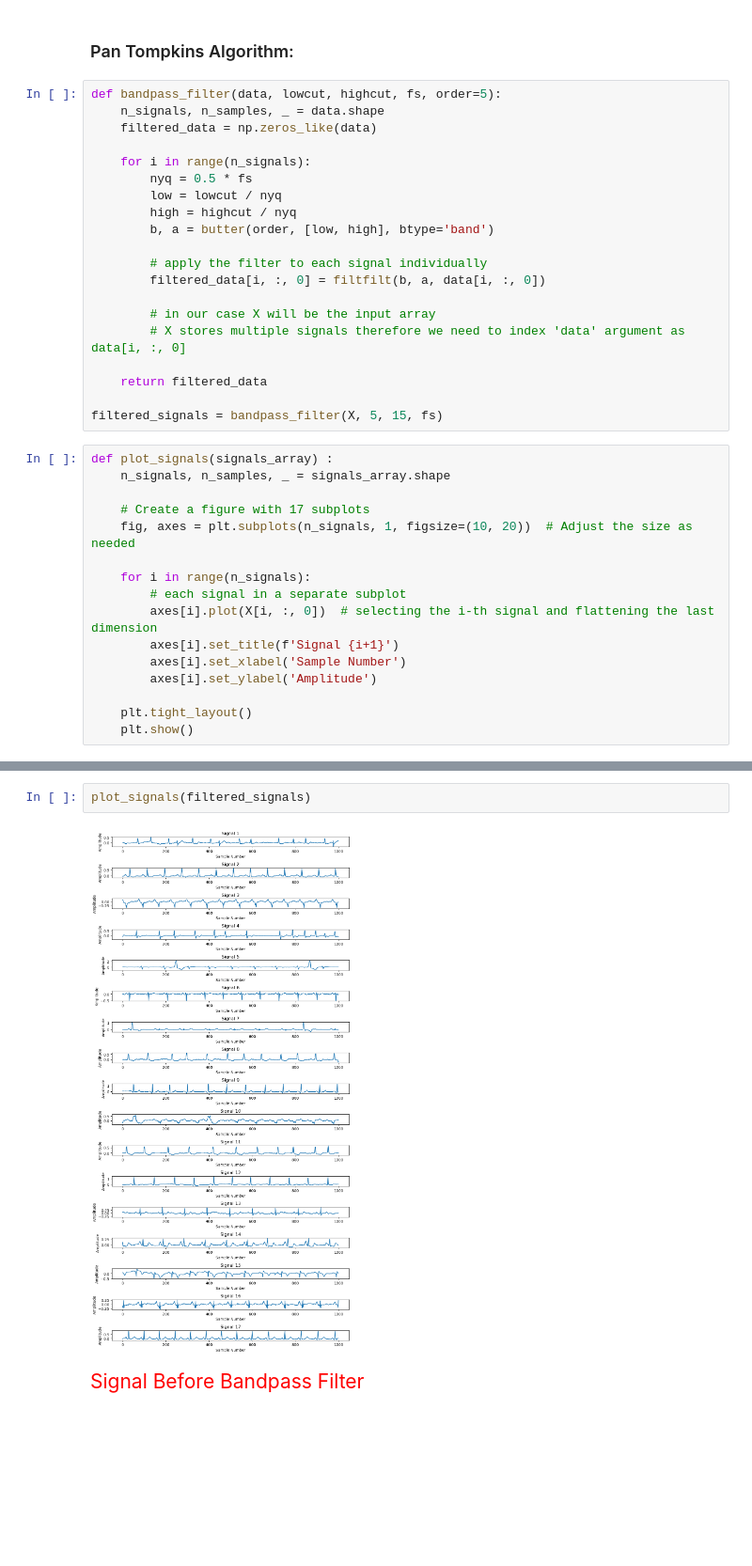
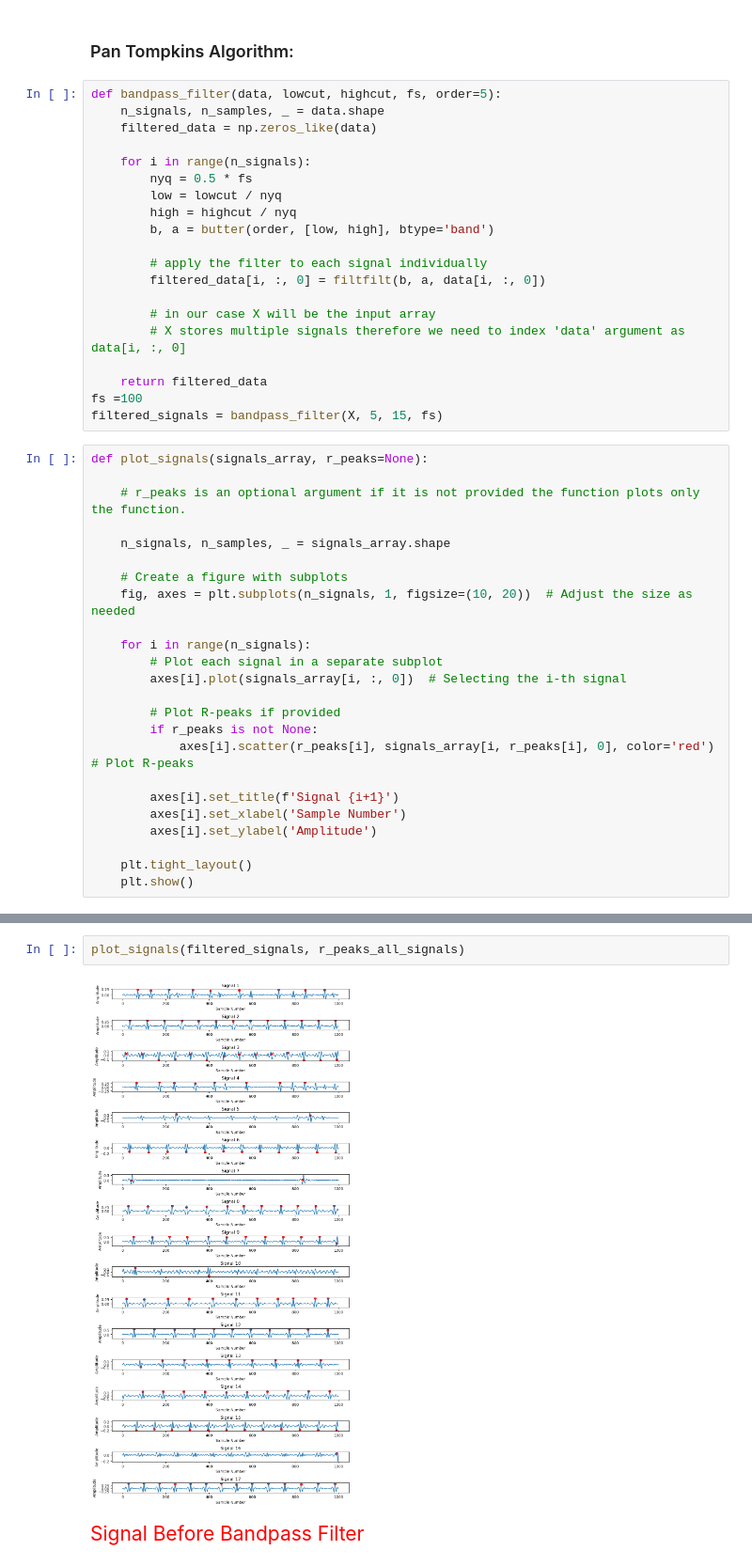
Before and after one commit to cem-cagatay/elec447, a Jupyter notebook: elec447_project.ipynb, the cells around one changed output, grey strips where cells are left out. Shown at 94% size. Cells and saved outputs as stored; diff of their text form; blank space fills up the shorter version.

```diff
--- a/elec447_project.ipynb
+++ b/elec447_project.ipynb
@@ -313,18 +313,26 @@ def bandpass_filter(data, lowcut, highcut, fs, order=5):
         # X stores multiple signals therefore we need to index 'data' argument as data[i, :, 0]
 
     return filtered_data
-
+fs =100
 filtered_signals = bandpass_filter(X, 5, 15, fs)
 # %%
-def plot_signals(signals_array) :
+def plot_signals(signals_array, r_peaks=None):
+
+    # r_peaks is an optional argument if it is not provided the function plots only the function.
+
     n_signals, n_samples, _ = signals_array.shape
 
-    # Create a figure with 17 subplots
+    # Create a figure with subplots
     fig, axes = plt.subplots(n_signals, 1, figsize=(10, 20))  # Adjust the size as needed
 
     for i in range(n_signals):
-        # each signal in a separate subplot
-        axes[i].plot(X[i, :, 0])  # selecting the i-th signal and flattening the last dimension
+        # Plot each signal in a separate subplot
+        axes[i].plot(signals_array[i, :, 0])  # Selecting the i-th signal
+
+        # Plot R-peaks if provided
+        if r_peaks is not None:
+            axes[i].scatter(r_peaks[i], signals_array[i, r_peaks[i], 0], color='red')  # Plot R-peaks
+
         axes[i].set_title(f'Signal {i+1}')
         axes[i].set_xlabel('Sample Number')
         axes[i].set_ylabel('Amplitude')
@@ -338,7 +342,7 @@ plot_signals(X)
 # %%
-plot_signals(filtered_signals)
+plot_signals(filtered_signals, r_peaks_all_signals)
 # %% [output]
-[figure, old version]
+[figure, new version]
 # %% [markdown]
 <span style="color: red; font-size: 150%;">Signal Before Bandpass Filter</span>
 # %%
```
Also changed, not shown: parts of 9 cells of this notebook.
